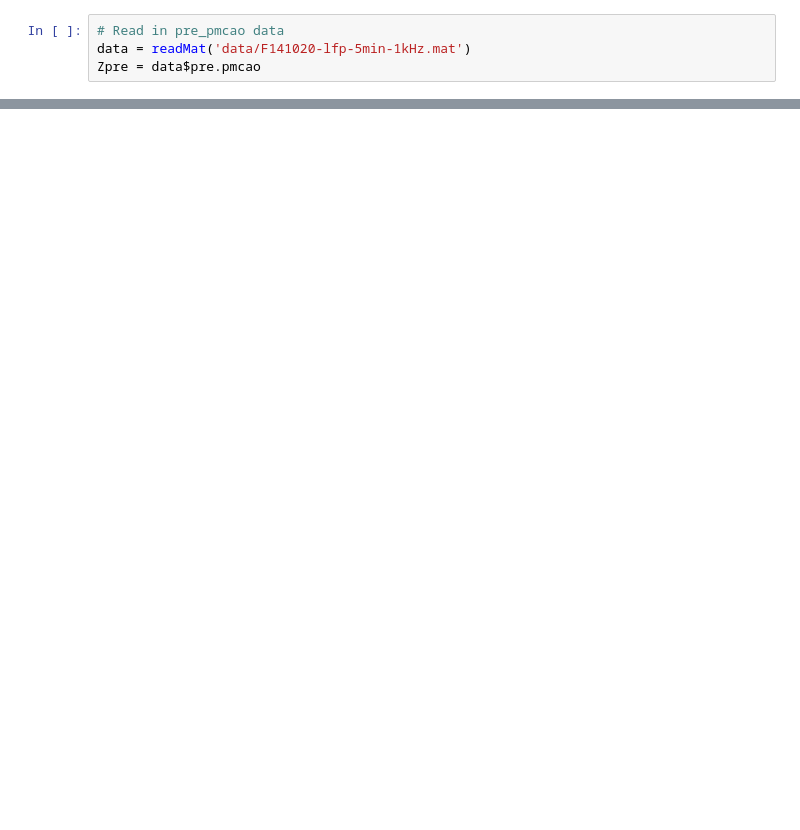
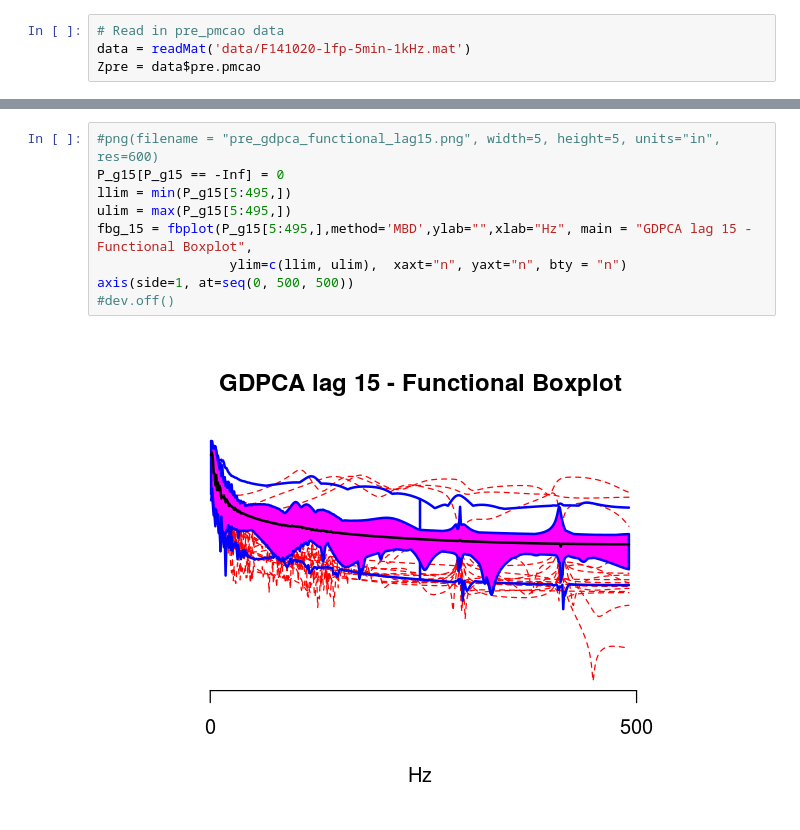
Before and after one commit to hfloresr/gdpca-vs-spca, a Jupyter notebook: notebooks/pre_multiple_lags.ipynb, the cells around one changed output, grey strips where cells are left out. Saved outputs shown, nothing was run; the diff lists cells and outputs as text; blank space fills up the shorter version.

```diff
--- a/notebooks/pre_multiple_lags.ipynb
+++ b/notebooks/pre_multiple_lags.ipynb
@@ -349,0 +432,11 @@ plot_post_lfp_recons(Z_norm, G299, model299, epoch=1, legend=c("GDPCA lag 299",
+# %%
+#png(filename = "pre_gdpca_functional_lag15.png", width=5, height=5, units="in", res=600)
+P_g15[P_g15 == -Inf] = 0
+llim = min(P_g15[5:495,])
+ulim = max(P_g15[5:495,])
+fbg_15 = fbplot(P_g15[5:495,],method='MBD',ylab="",xlab="Hz", main = "GDPCA lag 15 - Functional Boxplot",
+                 ylim=c(llim, ulim),  xaxt="n", yaxt="n", bty = "n")
+axis(side=1, at=seq(0, 500, 500))
+#dev.off()
+# %% [output]
+[figure, added]
```
Also changed, not shown: parts of 40 cells of this notebook, 4 other files.
